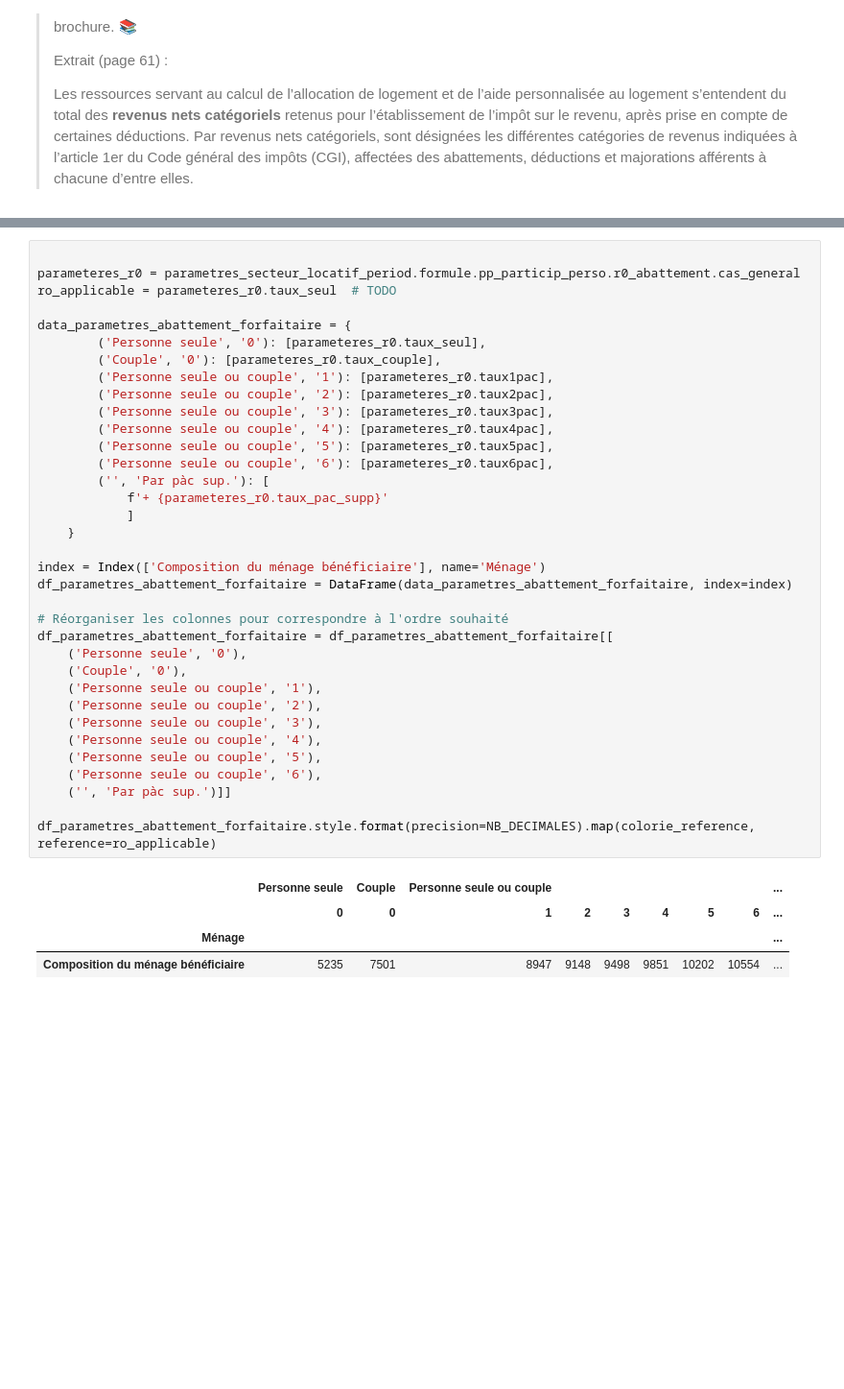
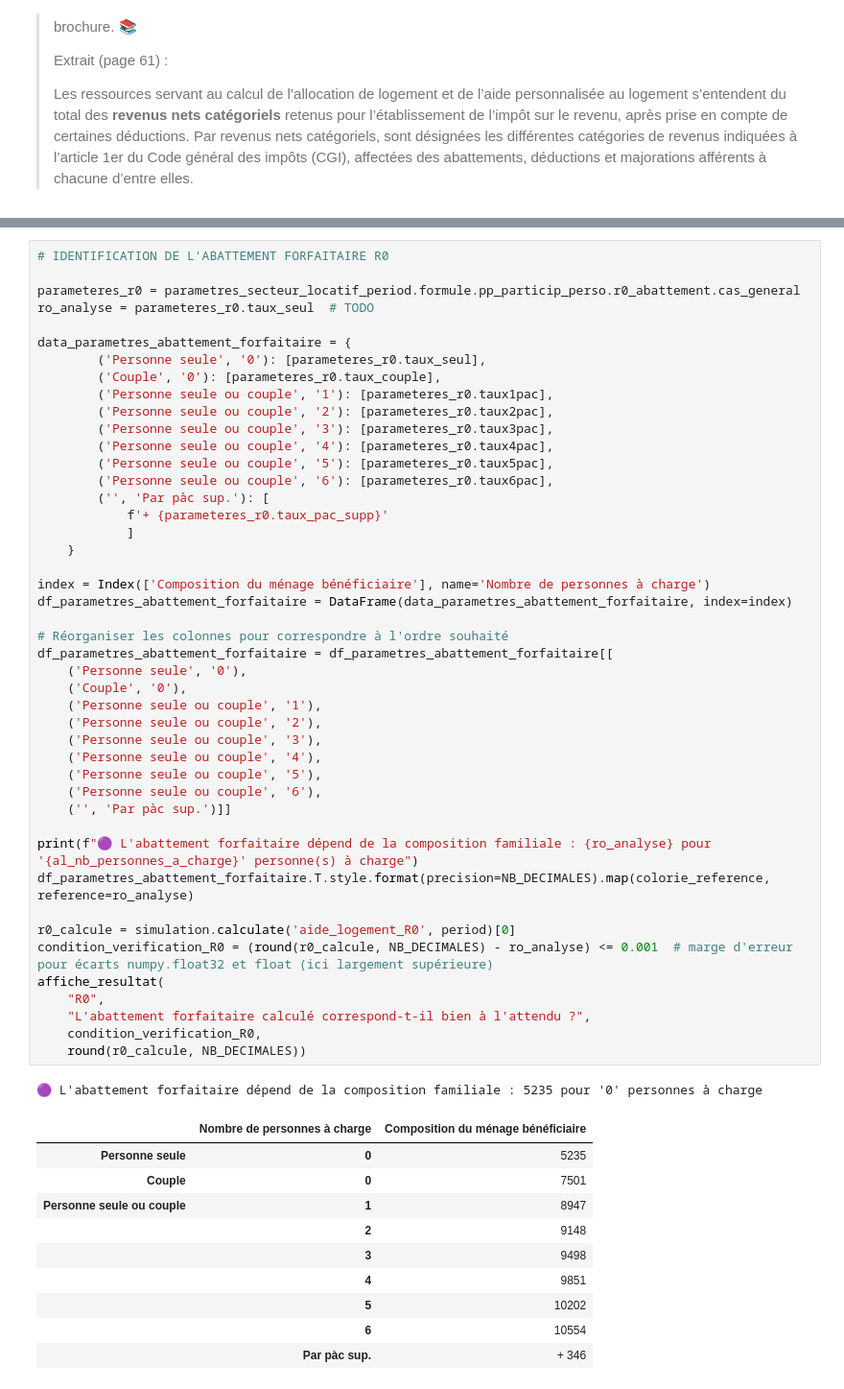
Before and after one commit to betagouv/aides-calculatrice-back, a Jupyter notebook: notebooks/apl_logement_ordinaire.ipynb, the cells around one changed output, grey strips where cells are left out. Shown at 96% size. Cells and saved outputs as stored; diff of their text form; blank space fills up the shorter version.

Commit message:
Calcul des ressources après abattement et amélioration de la documentation des étapes de calcul

```diff
--- a/notebooks/apl_logement_ordinaire.ipynb
+++ b/notebooks/apl_logement_ordinaire.ipynb
@@ -510,40 +558,57 @@ R = 8600.0
 # %%
+# IDENTIFICATION DE L'ABATTEMENT FORFAITAIRE R0
 
 parameteres_r0 = parametres_secteur_locatif_period.formule.pp_particip_perso.r0_abattement.cas_general
-ro_applicable = parameteres_r0.taux_seul  # TODO
+ro_analyse = parameteres_r0.taux_seul  # TODO
 
 data_parametres_abattement_forfaitaire = {
         ('Personne seule', '0'): [parameteres_r0.taux_seul],
         ('Couple', '0'): [parameteres_r0.taux_couple],
         ('Personne seule ou couple', '1'): [parameteres_r0.taux1pac],
         ('Personne seule ou couple', '2'): [parameteres_r0.taux2pac],
         ('Personne seule ou couple', '3'): [parameteres_r0.taux3pac],
         ('Personne seule ou couple', '4'): [parameteres_r0.taux4pac],
         ('Personne seule ou couple', '5'): [parameteres_r0.taux5pac],
         ('Personne seule ou couple', '6'): [parameteres_r0.taux6pac],
         ('', 'Par pàc sup.'): [
             f'+ {parameteres_r0.taux_pac_supp}'
             ]
     }
 
-index = Index(['Composition du ménage bénéficiaire'], name='Ménage')
+index = Index(['Composition du ménage bénéficiaire'], name='Nombre de personnes à charge')
 df_parametres_abattement_forfaitaire = DataFrame(data_parametres_abattement_forfaitaire, index=index)
 
 # Réorganiser les colonnes pour correspondre à l'ordre souhaité
 df_parametres_abattement_forfaitaire = df_parametres_abattement_forfaitaire[[
     ('Personne seule', '0'),
     ('Couple', '0'),
     ('Personne seule ou couple', '1'),
     ('Personne seule ou couple', '2'),
     ('Personne seule ou couple', '3'),
     ('Personne seule ou couple', '4'),
     ('Personne seule ou couple', '5'),
     ('Personne seule ou couple', '6'),
     ('', 'Par pàc sup.')]]
 
-df_parametres_abattement_forfaitaire.style.format(precision=NB_DECIMALES).map(colorie_reference, reference=ro_applicable)
+print(f"🟣 L'abattement forfaitaire dépend de la composition familiale : {ro_analyse} pour '{al_nb_personnes_a_charge}' personne(s) à charge")
+df_parametres_abattement_forfaitaire.T.style.format(precision=NB_DECIMALES).map(colorie_reference, reference=ro_analyse)
+
+r0_calcule = simulation.calculate('aide_logement_R0', period)[0]
+condition_verification_R0 = (round(r0_calcule, NB_DECIMALES) - ro_analyse) <= 0.001  # marge d'erreur pour écarts numpy.float32 et float (ici largement supérieure)
+affiche_resultat(
+    "R0",
+    "L'abattement forfaitaire calculé correspond-t-il bien à l'attendu ?",
+    condition_verification_R0,
+    round(r0_calcule, NB_DECIMALES))
 # %% [output]
+🟣 L'abattement forfaitaire dépend de la composition familiale : 5235 pour '0' personnes à charge
-|  | Personne seule | Couple | Personne seule ou couple |  |  |  |  |  | ... |
-|  | 0 | 0 | 1 | 2 | 3 | 4 | 5 | 6 | ... |
-| Ménage |  |  |  |  |  |  |  |  | ... |
-| Composition du ménage bénéficiaire | 5235 | 7501 | 8947 | 9148 | 9498 | 9851 | 10202 | 10554 | ... |
+|  | Nombre de personnes à charge | Composition du ménage bénéficiaire |
+| Personne seule | 0 | 5235 |
+| Couple | 0 | 7501 |
+| Personne seule ou couple | 1 | 8947 |
+|  | 2 | 9148 |
+|  | 3 | 9498 |
+|  | 4 | 9851 |
+|  | 5 | 10202 |
+|  | 6 | 10554 |
+|  | Par pàc sup. | + 346 |
```
Also changed, not shown: parts of 27 cells of this notebook.
